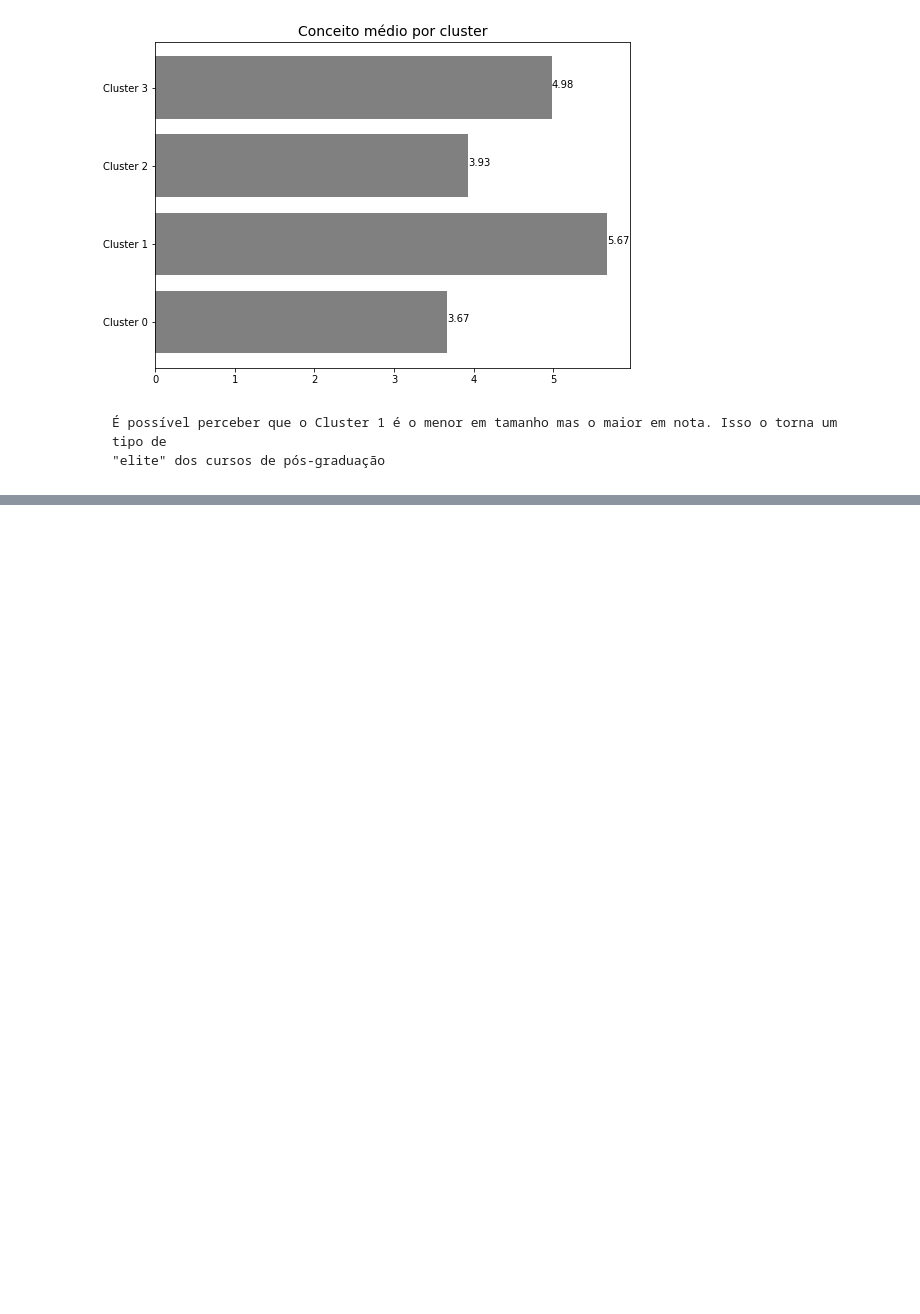
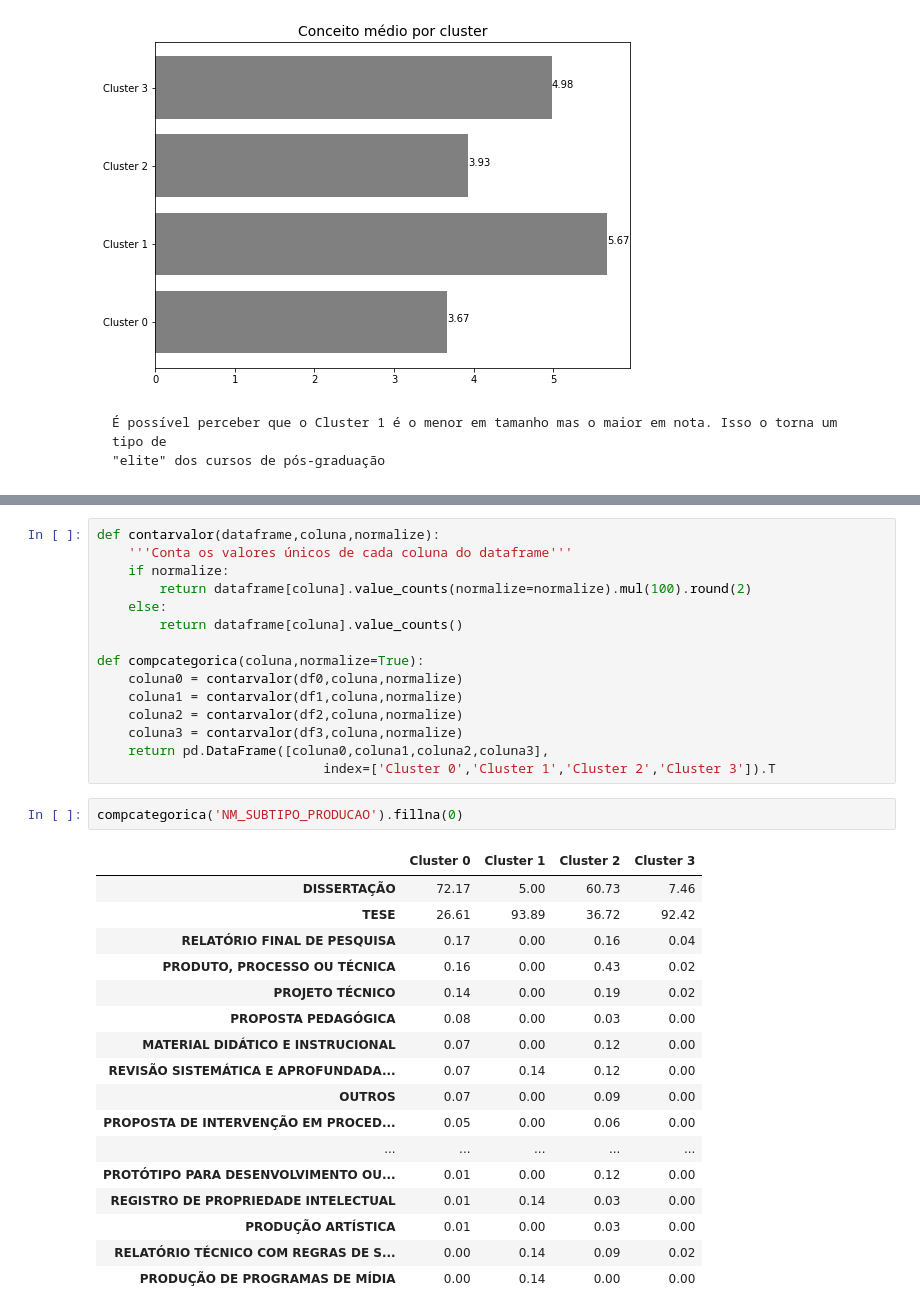
Before and after one commit to ieee-uerj/capes-data-analysis, a Jupyter notebook: Gustavo/Clusterização da Grande Base.ipynb, the cells around one changed output, grey strips where cells are left out. Saved outputs shown, nothing was run; the diff lists cells and outputs as text; blank space fills up the shorter version.

Commit message:
Analisando ainda mais os clusters

```diff
--- a/Gustavo/Clusterização da Grande Base.ipynb
+++ b/Gustavo/Clusterização da Grande Base.ipynb
@@ -189,0 +239,35 @@ for index, value in enumerate(altura):
+# %%
+def contarvalor(dataframe,coluna,normalize):
+    '''Conta os valores únicos de cada coluna do dataframe'''
+    if normalize:
+        return dataframe[coluna].value_counts(normalize=normalize).mul(100).round(2)
+    else:
+        return dataframe[coluna].value_counts()
+
+def compcategorica(coluna,normalize=True):
+    coluna0 = contarvalor(df0,coluna,normalize)
+    coluna1 = contarvalor(df1,coluna,normalize)
+    coluna2 = contarvalor(df2,coluna,normalize)
+    coluna3 = contarvalor(df3,coluna,normalize)
+    return pd.DataFrame([coluna0,coluna1,coluna2,coluna3],
+                             index=['Cluster 0','Cluster 1','Cluster 2','Cluster 3']).T
+# %%
+compcategorica('NM_SUBTIPO_PRODUCAO').fillna(0)
+# %% [output]
+|  | Cluster 0 | Cluster 1 | Cluster 2 | Cluster 3 |
+| DISSERTAÇÃO | 72.17 | 5.00 | 60.73 | 7.46 |
+| TESE | 26.61 | 93.89 | 36.72 | 92.42 |
+| RELATÓRIO FINAL DE PESQUISA | 0.17 | 0.00 | 0.16 | 0.04 |
+| PRODUTO, PROCESSO OU TÉCNICA | 0.16 | 0.00 | 0.43 | 0.02 |
+| PROJETO TÉCNICO | 0.14 | 0.00 | 0.19 | 0.02 |
+| PROPOSTA PEDAGÓGICA | 0.08 | 0.00 | 0.03 | 0.00 |
+| MATERIAL DIDÁTICO E INSTRUCIONAL | 0.07 | 0.00 | 0.12 | 0.00 |
+| REVISÃO SISTEMÁTICA E APROFUNDADA... | 0.07 | 0.14 | 0.12 | 0.00 |
+| OUTROS | 0.07 | 0.00 | 0.09 | 0.00 |
+| PROPOSTA DE INTERVENÇÃO EM PROCED... | 0.05 | 0.00 | 0.06 | 0.00 |
+| ... | ... | ... | ... | ... |
+| PROTÓTIPO PARA DESENVOLVIMENTO OU... | 0.01 | 0.00 | 0.12 | 0.00 |
+| REGISTRO DE PROPRIEDADE INTELECTUAL | 0.01 | 0.14 | 0.03 | 0.00 |
+| PRODUÇÃO ARTÍSTICA | 0.01 | 0.00 | 0.03 | 0.00 |
+| RELATÓRIO TÉCNICO COM REGRAS DE S... | 0.00 | 0.14 | 0.09 | 0.02 |
+| PRODUÇÃO DE PROGRAMAS DE MÍDIA | 0.00 | 0.14 | 0.00 | 0.00 |
```
Also changed, not shown: parts of 14 cells of this notebook.
